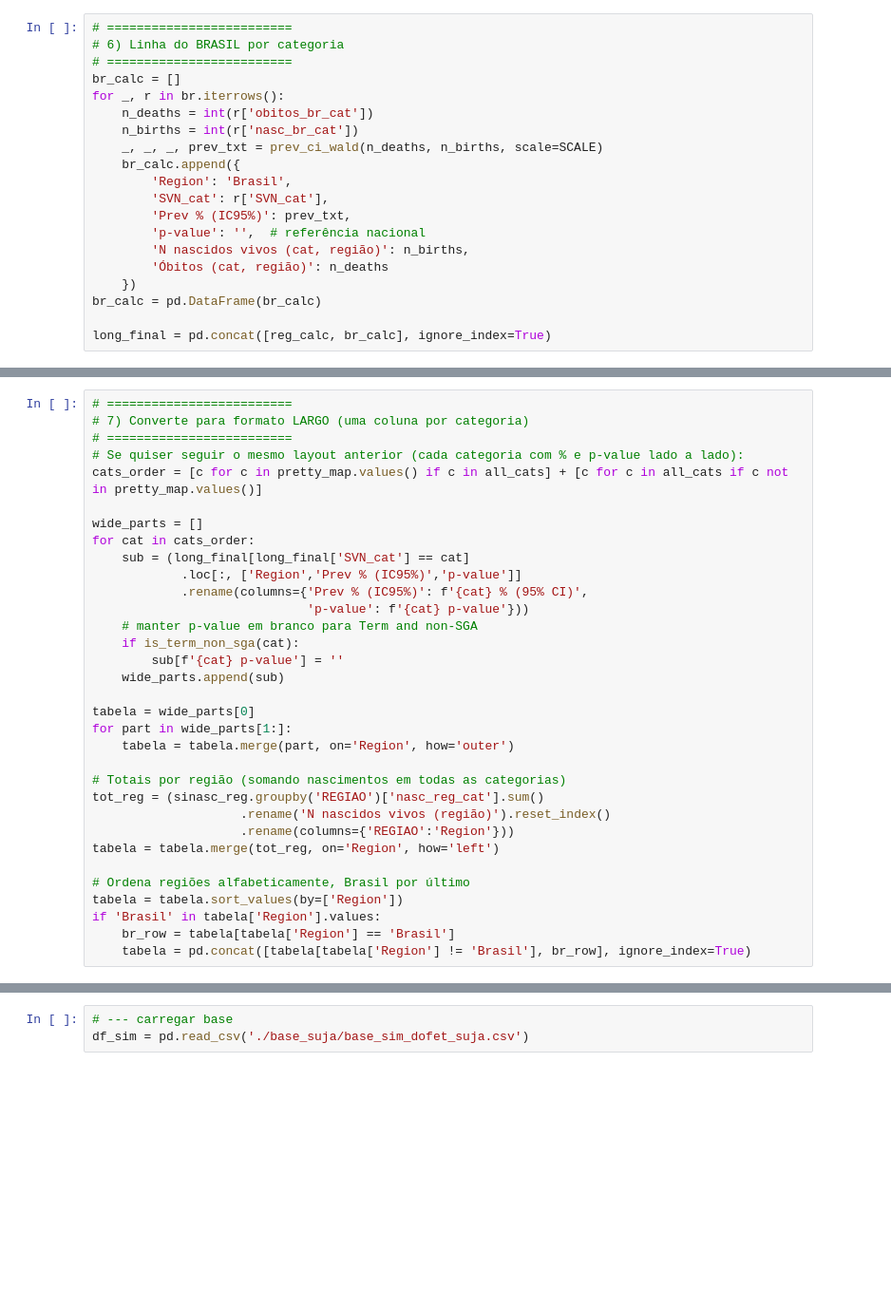
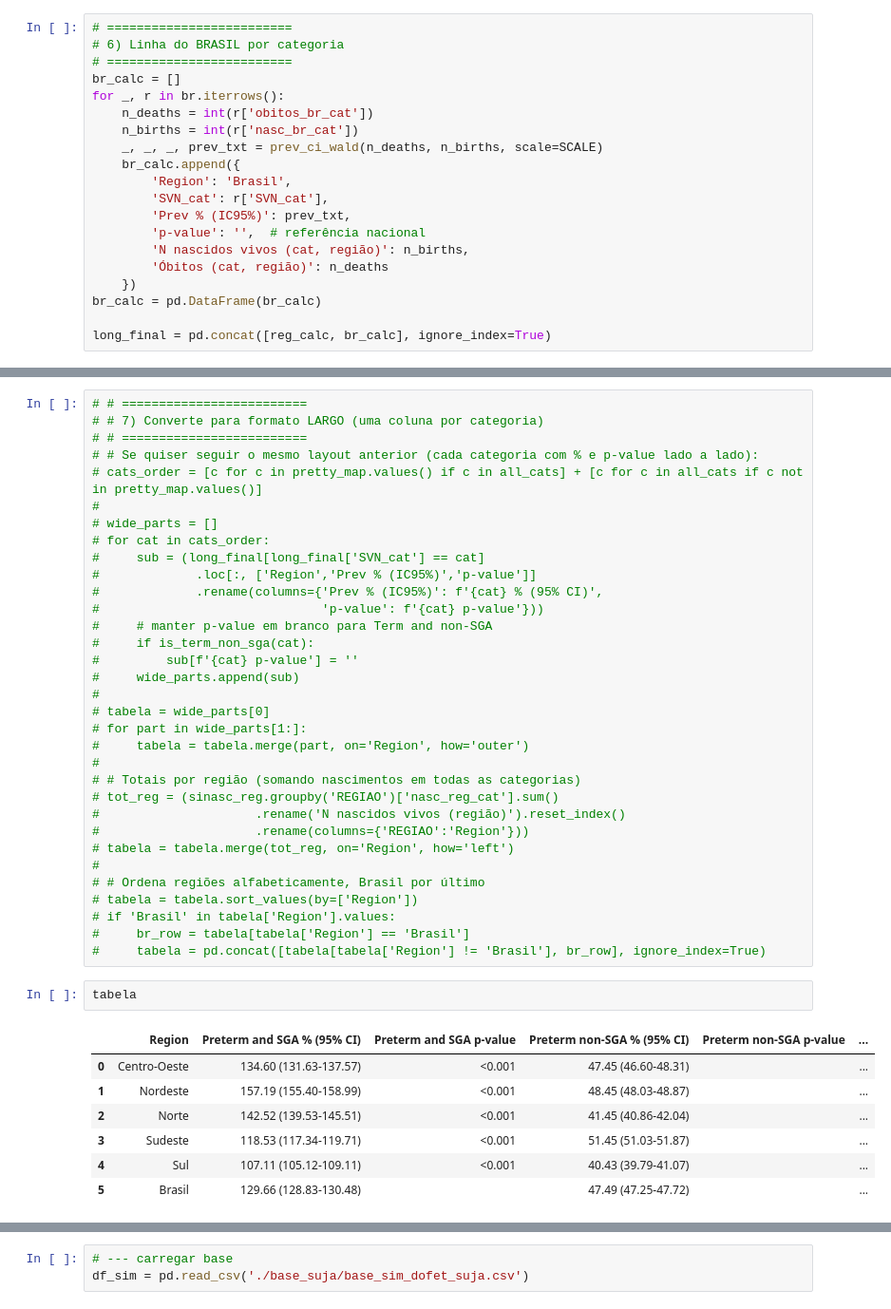
Before and after one commit to mtt89/rr_obito_fetal, a Jupyter notebook: prevalencia_regiao.ipynb, the cells around one changed output, grey strips where cells are left out. Shown at 95% size. Drawn from its saved outputs; the diff is of its cells as text; blank space fills up the shorter version.

```diff
--- a/prevalencia_regiao.ipynb
+++ b/prevalencia_regiao.ipynb
@@ -238,33 +307,43 @@ long_final = pd.concat([reg_calc, br_calc], ignore_index=True)
 # %%
-# =========================
-# 7) Converte para formato LARGO (uma coluna por categoria)
-# =========================
-# Se quiser seguir o mesmo layout anterior (cada categoria com % e p-value lado a lado):
-cats_order = [c for c in pretty_map.values() if c in all_cats] + [c for c in all_cats if c not in pretty_map.values()]
-
-wide_parts = []
-for cat in cats_order:
-    sub = (long_final[long_final['SVN_cat'] == cat]
-            .loc[:, ['Region','Prev % (IC95%)','p-value']]
-            .rename(columns={'Prev % (IC95%)': f'{cat} % (95% CI)',
-                             'p-value': f'{cat} p-value'}))
-    # manter p-value em branco para Term and non-SGA
-    if is_term_non_sga(cat):
-        sub[f'{cat} p-value'] = ''
-    wide_parts.append(sub)
-
-tabela = wide_parts[0]
-for part in wide_parts[1:]:
-    tabela = tabela.merge(part, on='Region', how='outer')
-
-# Totais por região (somando nascimentos em todas as categorias)
-tot_reg = (sinasc_reg.groupby('REGIAO')['nasc_reg_cat'].sum()
-                    .rename('N nascidos vivos (região)').reset_index()
-                    .rename(columns={'REGIAO':'Region'}))
-tabela = tabela.merge(tot_reg, on='Region', how='left')
-
-# Ordena regiões alfabeticamente, Brasil por último
-tabela = tabela.sort_values(by=['Region'])
-if 'Brasil' in tabela['Region'].values:
-    br_row = tabela[tabela['Region'] == 'Brasil']
-    tabela = pd.concat([tabela[tabela['Region'] != 'Brasil'], br_row], ignore_index=True)
+# # =========================
+# # 7) Converte para formato LARGO (uma coluna por categoria)
+# # =========================
+# # Se quiser seguir o mesmo layout anterior (cada categoria com % e p-value lado a lado):
+# cats_order = [c for c in pretty_map.values() if c in all_cats] + [c for c in all_cats if c not in pretty_map.values()]
+#
+# wide_parts = []
+# for cat in cats_order:
+#     sub = (long_final[long_final['SVN_cat'] == cat]
+#             .loc[:, ['Region','Prev % (IC95%)','p-value']]
+#             .rename(columns={'Prev % (IC95%)': f'{cat} % (95% CI)',
+#                              'p-value': f'{cat} p-value'}))
+#     # manter p-value em branco para Term and non-SGA
+#     if is_term_non_sga(cat):
+#         sub[f'{cat} p-value'] = ''
+#     wide_parts.append(sub)
+#
+# tabela = wide_parts[0]
+# for part in wide_parts[1:]:
+#     tabela = tabela.merge(part, on='Region', how='outer')
+#
+# # Totais por região (somando nascimentos em todas as categorias)
+# tot_reg = (sinasc_reg.groupby('REGIAO')['nasc_reg_cat'].sum()
+#                     .rename('N nascidos vivos (região)').reset_index()
+#                     .rename(columns={'REGIAO':'Region'}))
+# tabela = tabela.merge(tot_reg, on='Region', how='left')
+#
+# # Ordena regiões alfabeticamente, Brasil por último
+# tabela = tabela.sort_values(by=['Region'])
+# if 'Brasil' in tabela['Region'].values:
+#     br_row = tabela[tabela['Region'] == 'Brasil']
+#     tabela = pd.concat([tabela[tabela['Region'] != 'Brasil'], br_row], ignore_index=True)
+# %%
+tabela
+# %% [output]
+|  | Region | Preterm and SGA % (95% CI) | Preterm and SGA p-value | Preterm non-SGA % (95% CI) | Preterm non-SGA p-value | ... |
+| 0 | Centro-Oeste | 134.60 (131.63-137.57) | <0.001 | 47.45 (46.60-48.31) |  | ... |
+| 1 | Nordeste | 157.19 (155.40-158.99) | <0.001 | 48.45 (48.03-48.87) |  | ... |
+| 2 | Norte | 142.52 (139.53-145.51) | <0.001 | 41.45 (40.86-42.04) |  | ... |
+| 3 | Sudeste | 118.53 (117.34-119.71) | <0.001 | 51.45 (51.03-51.87) |  | ... |
+| 4 | Sul | 107.11 (105.12-109.11) | <0.001 | 40.43 (39.79-41.07) |  | ... |
+| 5 | Brasil | 129.66 (128.83-130.48) |  | 47.49 (47.25-47.72) |  | ... |
```
Also changed, not shown: parts of 14 cells of this notebook.
